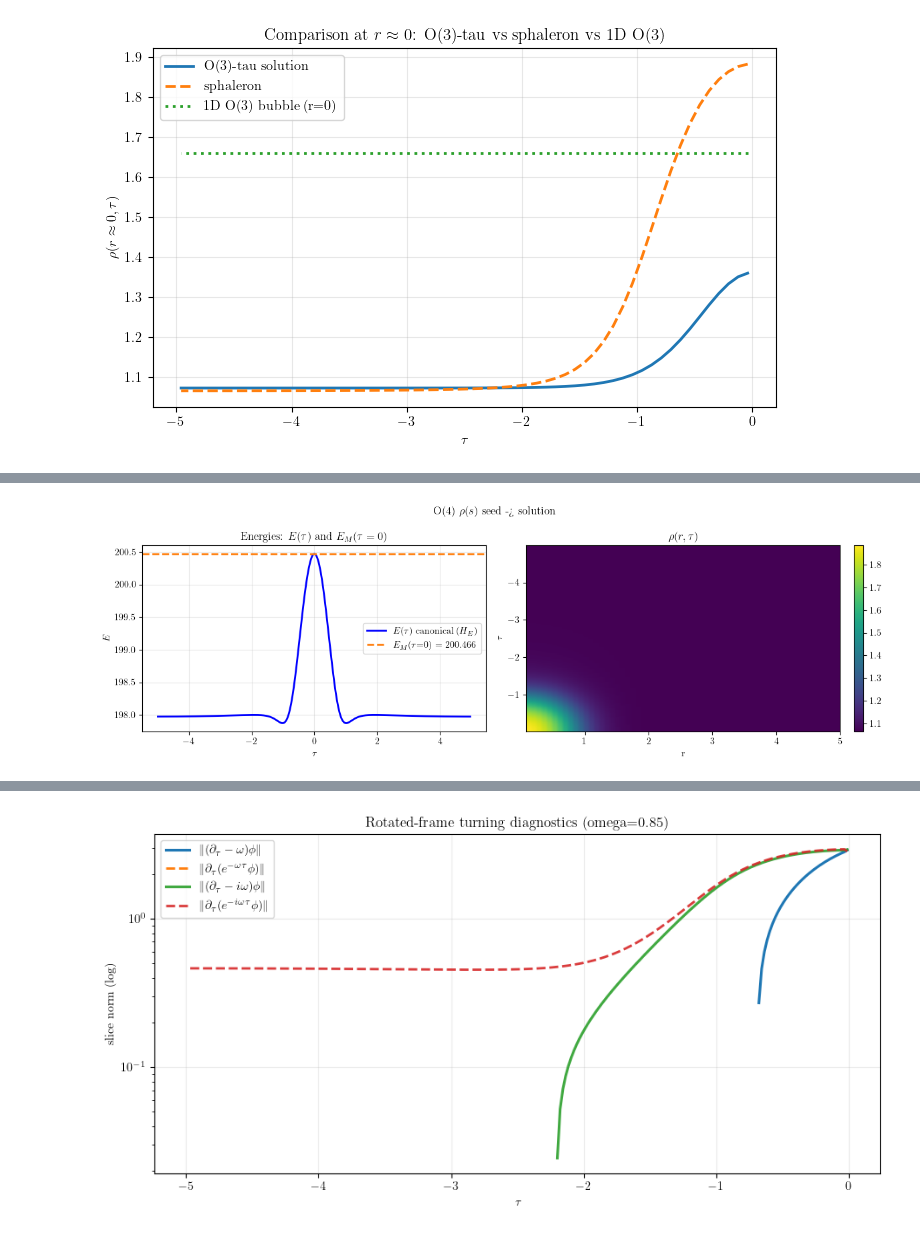
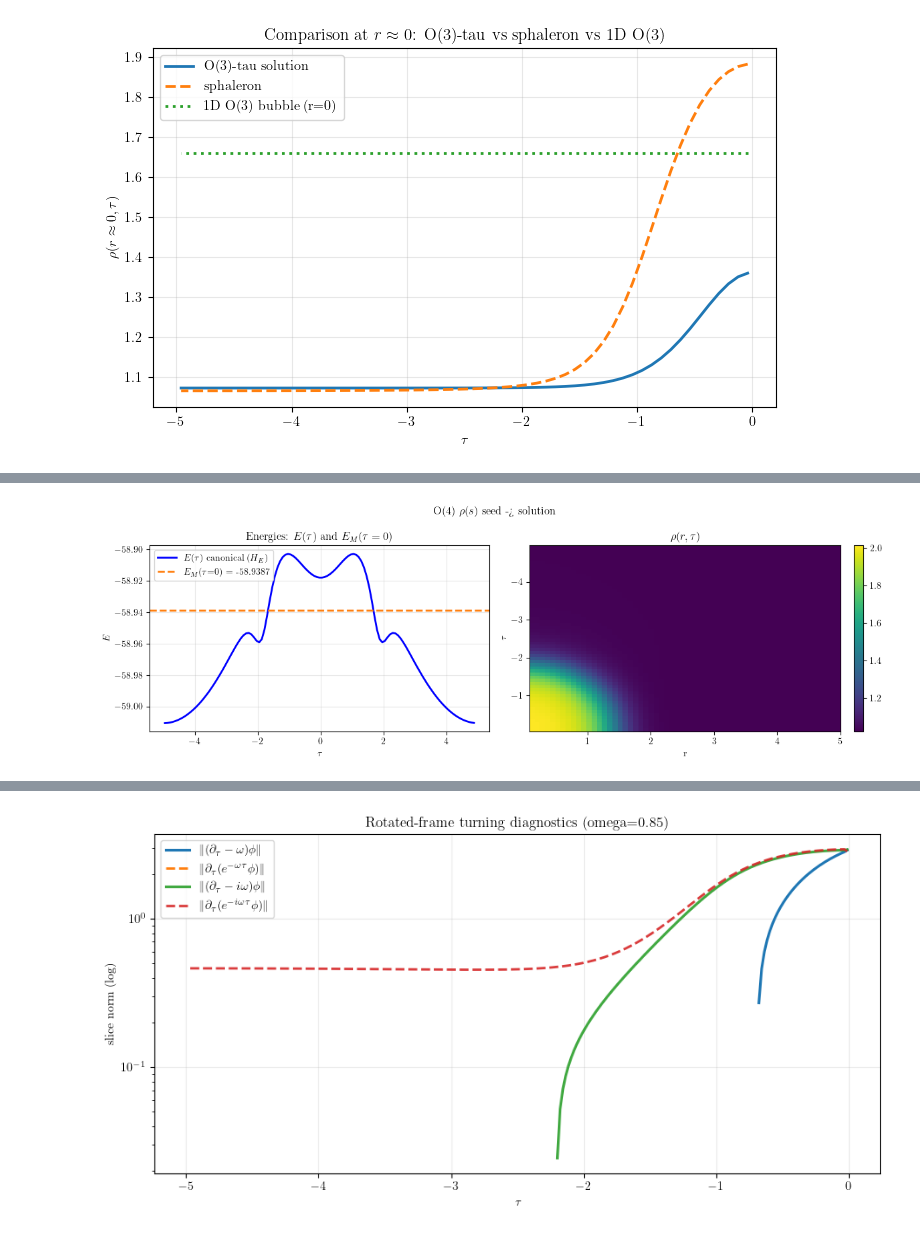
Before and after one commit to GiulioBarni/Qubble, a Jupyter notebook: Bubble_finder/notebooks/SeedSearch_NewAnsatz.ipynb, the cells around one changed output, grey strips where cells are left out. Drawn from its saved outputs; the diff is of its cells as text; code cells hidden in the pictures.

```diff
--- a/Bubble_finder/notebooks/SeedSearch_NewAnsatz.ipynb
+++ b/Bubble_finder/notebooks/SeedSearch_NewAnsatz.ipynb
@@ -930,9 +1098,9 @@ Per ciascun seed:
 3. eseguiamo Newton con il solver 2D;
 4. calcoliamo gli autovalori più bassi di $J_s = (J + J^T)/2$ e contiamo i modi negativi.
 # %%
-# Setup: 1D bubble profile and target charge for comparison
+# Setup: 1D bubble profiles and target charge for comparison
 from Bubble_finder.ansatz_seed_search import (
-    make_bubble_profile_1d_from_solve_bounce,
+    make_bubble_profile_1d_for_solver,
     build_seed_O3_tau,
     build_seed_O3_r,
     build_seed_O4_from_rho_of_s,
@@ -953,7 +1121,14 @@ from Bubble_finder import observables_2d
 omega_ref = float(omega)
 omega_tilde = float(omega)
 
-bubble_profile_1d = make_bubble_profile_1d_from_solve_bounce(solve_bounce, PHI0, V1, V2)
+bubble_profile_1d_O3 = make_bubble_profile_1d_for_solver(
+    solver, solve_bounce, PHI0, V1, V2, d=3
+)
+bubble_profile_1d_O4 = make_bubble_profile_1d_for_solver(
+    solver, solve_bounce, PHI0, V1, V2, d=4
+)
+# Backward-compatible alias for existing O(3) seed cells
+bubble_profile_1d = bubble_profile_1d_O3
 
 Q_target = observables_2d.compute_charge_tau0_ghost_2d(
     solver,
@@ -962,7 +1137,13 @@ Q_target = observables_2d.compute_charge_tau0_ghost_2d(
     subtract_background=False,
 )
 
+# Sanity 1: O(4) tail should be at false vacuum
+Smax_o4 = float(getattr(bubble_profile_1d_O4, "profile_S_max", np.max(solver.grid.r)))
+phi_tail_o4 = float(bubble_profile_1d_O4(float(omega_tilde), np.array([Smax_o4]))[0][0])
+phi_false_o4 = float(solve_bounce(PHI0, V1, V2, float(omega_tilde), d=4, rmax=Smax_o4, extend_to=Smax_o4)[3])
 print("omega_ref = omega_tilde =", omega_ref)
 print("Q_target =", Q_target)
+print(f"[sanity tail O4] Smax={Smax_o4:.6g}, phi_tail={phi_tail_o4:.10f}, phi_false={phi_false_o4:.10f}, |Δ|={abs(phi_tail_o4 - phi_false_o4):.3e}")
+assert abs(phi_tail_o4 - phi_false_o4) < 1e-6, "O4 profile tail is not at false vacuum"
 # %% [output]
 omega_ref = omega_tilde = 0.85
@@ -1777,8 +1965,8 @@ beta_O4_grid = float(globals().get('beta_O4_grid', solver.settings.beta))
 
 old_solver = solver
 settings_new = copy.deepcopy(old_solver.settings)
-settings_new.Nr = Nr_O4_grid*1
-settings_new.Ntau = Ntau_O4_grid*4
+settings_new.Nr = Nr_O4_grid
+settings_new.Ntau = Ntau_O4_grid
 settings_new.Lr = Lr_O4_grid
 settings_new.beta = beta_O4_grid
 solver_O4 = Bubble2DSolver(settings_new, U, dU, d2U)
@@ -1908,36 +2096,49 @@ d_eta_O4 = float(globals().get("d_eta_O4", 0.05))
 max_steps_eta_O4 = int(globals().get("max_steps_eta_O4", 80))
 tol_Q_O4 = float(globals().get("tol_Q_O4", 1e-6))
 
+# IMPORTANT: recompute target on the CURRENT solver/grid.
+# If Lr/beta/Nr/Ntau change, the old Q_target is no longer consistent.
+_targets_O4 = observables_2d.compute_targets_tau0_ghost(
+    solver_O4,
+    subtract_background_charge=False,
+)
+Q_target_O4_default = float(_targets_O4["Q"])
+Q_target_O4 = float(globals().get("Q_target_O4_override", Q_target_O4_default))
+if "Q_target" in dir() and Q_target is not None:
+    try:
+        _Q_old = float(Q_target)
+        print(f"[O4 target] previous Q_target={_Q_old:.8e} (old grid)")
+    except Exception:
+        pass
+print(f"[O4 target] current-grid Q_target={Q_target_O4_default:.8e}")
+if abs(Q_target_O4 - Q_target_O4_default) > 0.0:
+    print(f"[O4 target] using override Q_target_O4={Q_target_O4:.8e}")
+
 sol_O4 = None
 eta_star_O4 = np.nan
 Q_star_O4 = np.nan
 
 try:
-    if 'Q_target' in dir() and Q_target is not None:
-        Q_target_O4 = float(Q_target)
-        eta0_center_O4 = float(getattr(solver_O4.settings, 'eta0', getattr(solver_O4, 'eta0', 0.0) or 0.0))
+    eta0_center_O4 = float(getattr(solver_O4.settings, 'eta0', getattr(solver_O4, 'eta0', 0.0) or 0.0))
 
-        print(
-            f"[O4 eta-scan] start: eta0={eta0_center_O4:.6f}, Q_target={Q_target_O4:.8e}, "
-            f"d_eta={d_eta_O4}, max_steps={max_steps_eta_O4}, tol={tol_Q_O4}"
-        )
+    print(
+        f"[O4 eta-scan] start: eta0={eta0_center_O4:.6f}, Q_target={Q_target_O4:.8e}, "
+        f"d_eta={d_eta_O4}, max_steps={max_steps_eta_O4}, tol={tol_Q_O4}"
+    )
 
-        eta_star_O4, sol_O4, x0_O4_use, Q_star_O4 = _eta_scan_match_charge_local(
-            solver_O4,
-            x_seed=np.asarray(x0_O4_use, dtype=float).copy(),
-            Q_target_here=Q_target_O4,
-            eta_start=eta0_center_O4,
-            d_eta=d_eta_O4,
-            max_steps=max_steps_eta_O4,
-            tol_q=tol_Q_O4,
-        )
+    eta_star_O4, sol_O4, x0_O4_use, Q_star_O4 = _eta_scan_match_charge_local(
+        solver_O4,
+        x_seed=np.asarray(x0_O4_use, dtype=float).copy(),
+        Q_target_here=Q_target_O4,
+        eta_start=eta0_center_O4,
+        d_eta=d_eta_O4,
+        max_steps=max_steps_eta_O4,
+        tol_q=tol_Q_O4,
+    )
 
-        solver_O4.settings.eta0 = float(eta_star_O4)
-        solver_O4.eta0 = float(eta_star_O4)
-        print(f"[O4 eta-scan] eta*={eta_star_O4:.6f}, Q(eta*)={Q_star_O4:.8e}, |dQ|={abs(Q_star_O4-Q_target_O4):.3e}")
-    else:
-        print("[O4 eta-scan] Q_target non disponibile: fallback a Newton singolo su eta0 corrente")
-        sol_O4 = solver_O4.solve(x0_O4_use, verbose=True, verbose_success_block=False)
+    solver_O4.settings.eta0 = float(eta_star_O4)
+    solver_O4.eta0 = float(eta_star_O4)
+    print(f"[O4 eta-scan] eta*={eta_star_O4:.6f}, Q(eta*)={Q_star_O4:.8e}, |dQ|={abs(Q_star_O4-Q_target_O4):.3e}")
 
     print("[O4] Newton success?", getattr(sol_O4.newton, "success", True))
 except Exception as exc:
@@ -1990,3 +2193,3 @@ x0_O4_grid = x0_O4_use
 [O4] Newton success? True
-[figure, old version]
+[figure, new version]
 --- Diagnostics ---
```
Also changed, not shown: parts of 19 cells of this notebook, 19 other files.
